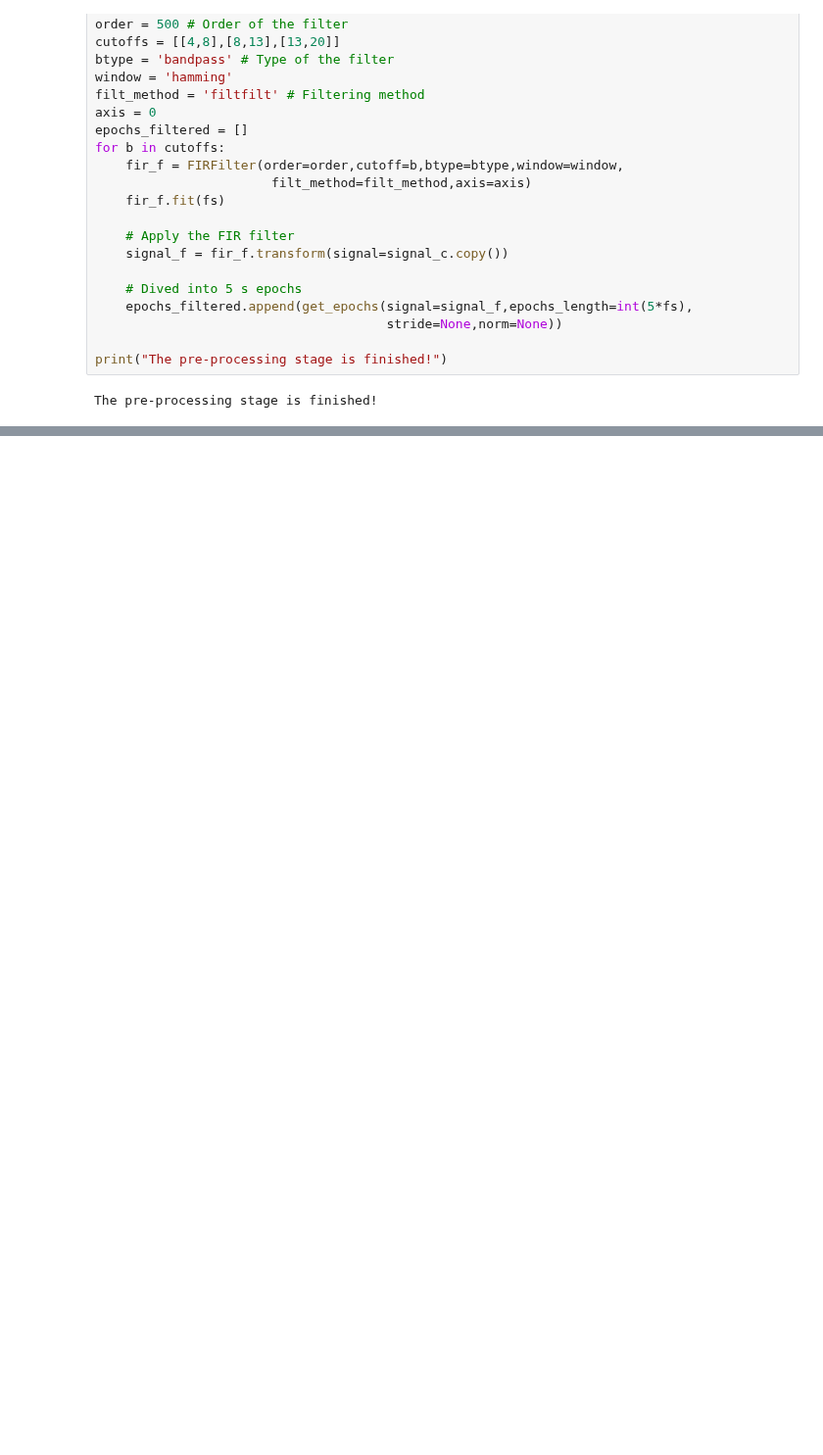
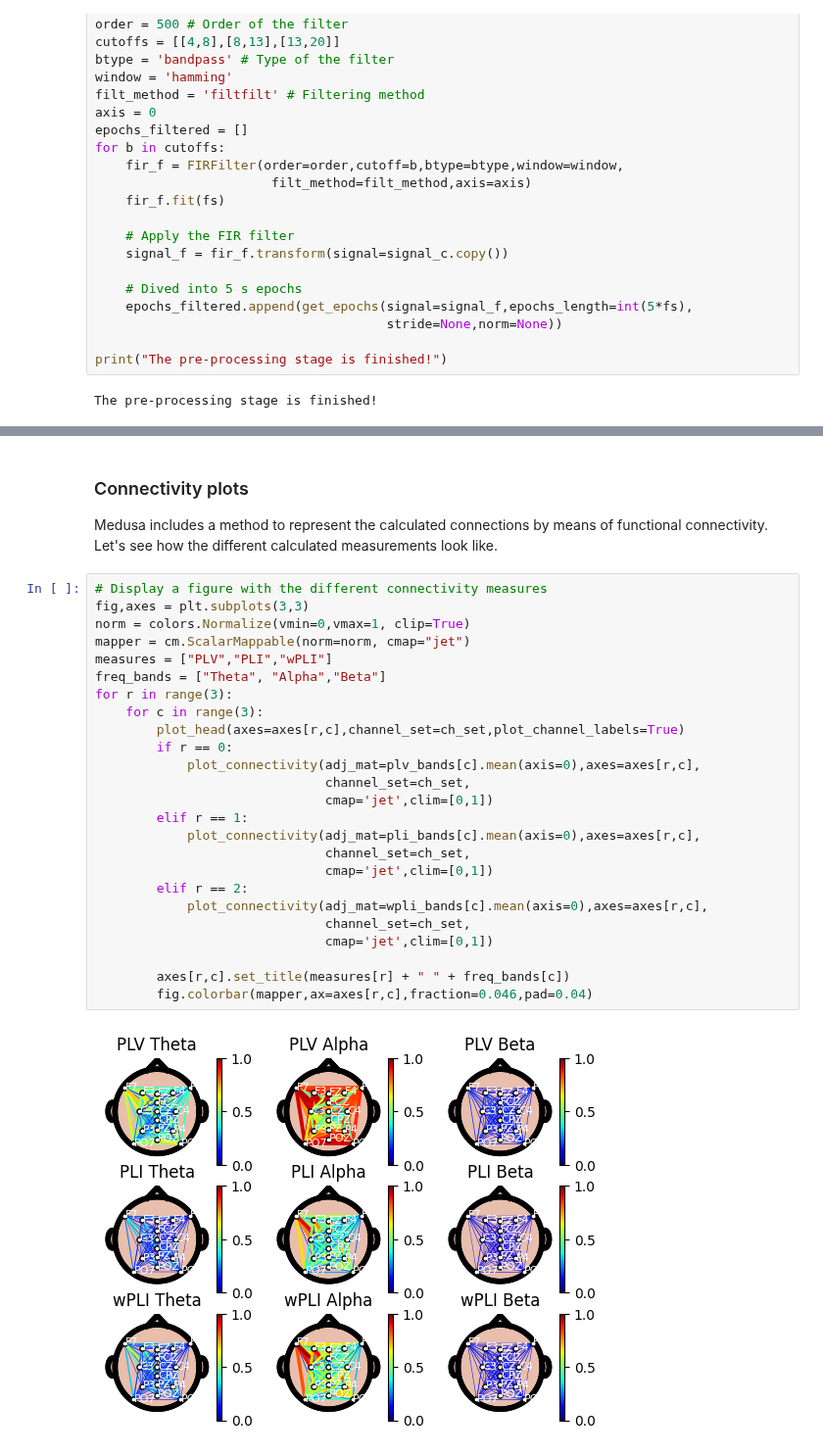
Before and after one commit to medusabci/medusa-tutorials, a Jupyter notebook: medusa-kernel/connectivity_analysis.ipynb, the cells around one changed output, grey strips where cells are left out. Shown at 98% size. Drawn from its saved outputs; the diff is of its cells as text; blank space fills up the shorter version.

Commit message:
Final version of connectivity analysis notebook!

```diff
--- a/medusa-kernel/connectivity_analysis.ipynb
+++ b/medusa-kernel/connectivity_analysis.ipynb
@@ -237,0 +245,31 @@ fig.colorbar(mapper,ax=ax,fraction=0.046,pad=0.04)
+# %% [markdown]
+### Connectivity plots
+Medusa includes a method to represent the calculated connections by means of functional connectivity.
+Let's see how the different calculated measurements look like.
+# %%
+# Display a figure with the different connectivity measures
+fig,axes = plt.subplots(3,3)
+norm = colors.Normalize(vmin=0,vmax=1, clip=True)
+mapper = cm.ScalarMappable(norm=norm, cmap="jet")
+measures = ["PLV","PLI","wPLI"]
+freq_bands = ["Theta", "Alpha","Beta"]
+for r in range(3):
+    for c in range(3):
+        plot_head(axes=axes[r,c],channel_set=ch_set,plot_channel_labels=True)
+        if r == 0:
+            plot_connectivity(adj_mat=plv_bands[c].mean(axis=0),axes=axes[r,c],
+                              channel_set=ch_set,
+                              cmap='jet',clim=[0,1])
+        elif r == 1:
+            plot_connectivity(adj_mat=pli_bands[c].mean(axis=0),axes=axes[r,c],
+                              channel_set=ch_set,
+                              cmap='jet',clim=[0,1])
+        elif r == 2:
+            plot_connectivity(adj_mat=wpli_bands[c].mean(axis=0),axes=axes[r,c],
+                              channel_set=ch_set,
+                              cmap='jet',clim=[0,1])
+
+        axes[r,c].set_title(measures[r] + " " + freq_bands[c])
+        fig.colorbar(mapper,ax=axes[r,c],fraction=0.046,pad=0.04)
+# %% [output]
+[figure, added]
```
Also changed, not shown: parts of 9 cells of this notebook.
